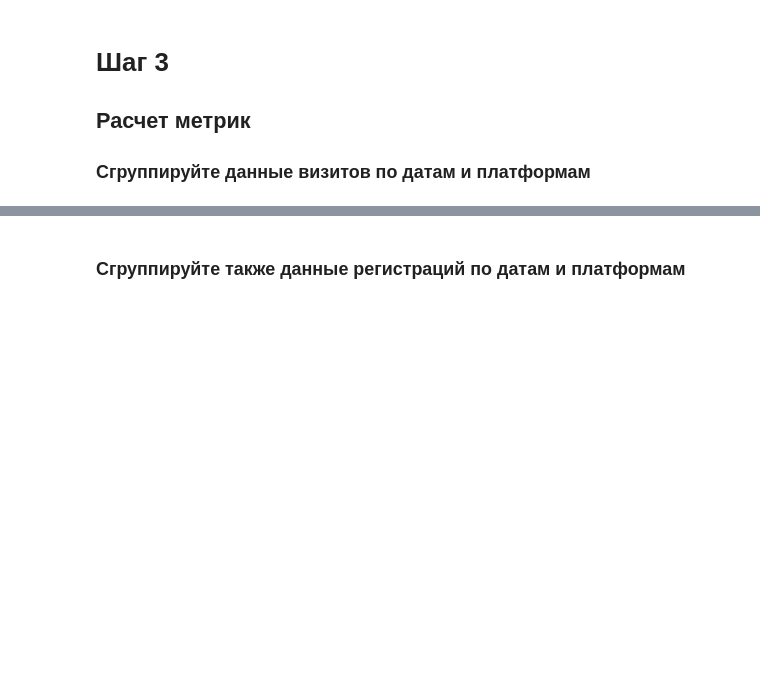
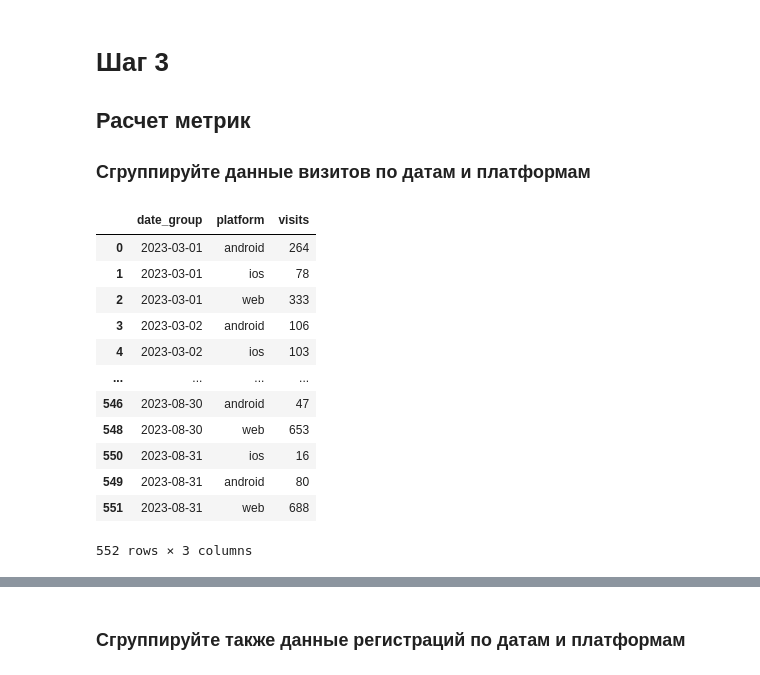
Before and after one commit to MaximManuyko/data-analytics-project-100, a Jupyter notebook: Проект_3.ipynb, the cells around one changed output, grey strips where cells are left out. Cells and saved outputs as stored; diff of their text form; code cells hidden in the pictures; blank space fills up the shorter version.

```diff
--- a/Проект_3.ipynb
+++ b/Проект_3.ipynb
@@ -86,27 +206,41 @@ df_registrations.describe(include='all')
 
 ### Сгруппируйте данные визитов по датам и платформам
 # %%
-response = requests.get(f"https://data-charts-api.hexlet.app/visits?begin={START}&end={END}")
+response = requests.get(f"{API_URL}/visits?begin={DATE_BEGIN}&end={DATE_END}")
 data = response.json()
 
 df_visits = pd.DataFrame(data)
 
 df_visits['datetime'] = pd.to_datetime(df_visits['datetime'])
 
 idx = df_visits.groupby('visit_id')['datetime'].idxmax()
 
 df_filtered_visits = df_visits.loc[idx]
 
 df_filtered_visits = df_filtered_visits[~df_filtered_visits['user_agent'].str.contains('bot', case=False)]
 
 df_filtered_visits['datetime'] = df_filtered_visits['datetime'].dt.strftime('%Y-%m-%d')
 
 df_grouped = df_filtered_visits.groupby(['datetime', 'platform']).size().reset_index(name='visits')
 
 df_grouped.columns = ['date_group', 'platform', 'visits']
 
 df_visit_grouped = df_grouped.sort_values(by='date_group')
 
 df_visit_grouped.head(1000000)
+# %% [output]
+|  | date_group | platform | visits |
+| 0 | 2023-03-01 | android | 264 |
+| 1 | 2023-03-01 | ios | 78 |
+| 2 | 2023-03-01 | web | 333 |
+| 3 | 2023-03-02 | android | 106 |
+| 4 | 2023-03-02 | ios | 103 |
+| ... | ... | ... | ... |
+| 546 | 2023-08-30 | android | 47 |
+| 548 | 2023-08-30 | web | 653 |
+| 550 | 2023-08-31 | ios | 16 |
+| 549 | 2023-08-31 | android | 80 |
+| 551 | 2023-08-31 | web | 688 |
+552 rows × 3 columns
 # %%
 df_visit_grouped.describe(include='all')
```
Also changed, not shown: parts of 33 cells of this notebook, 24 other files.
